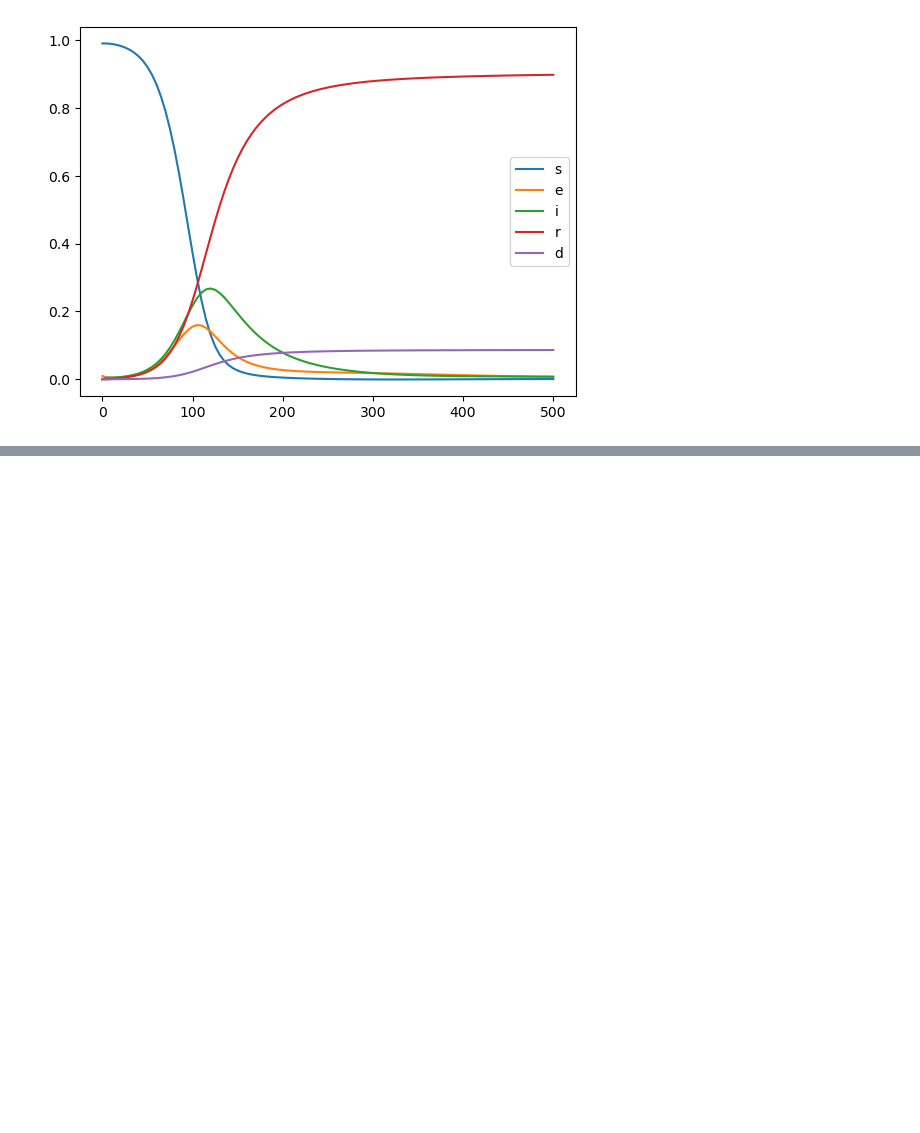
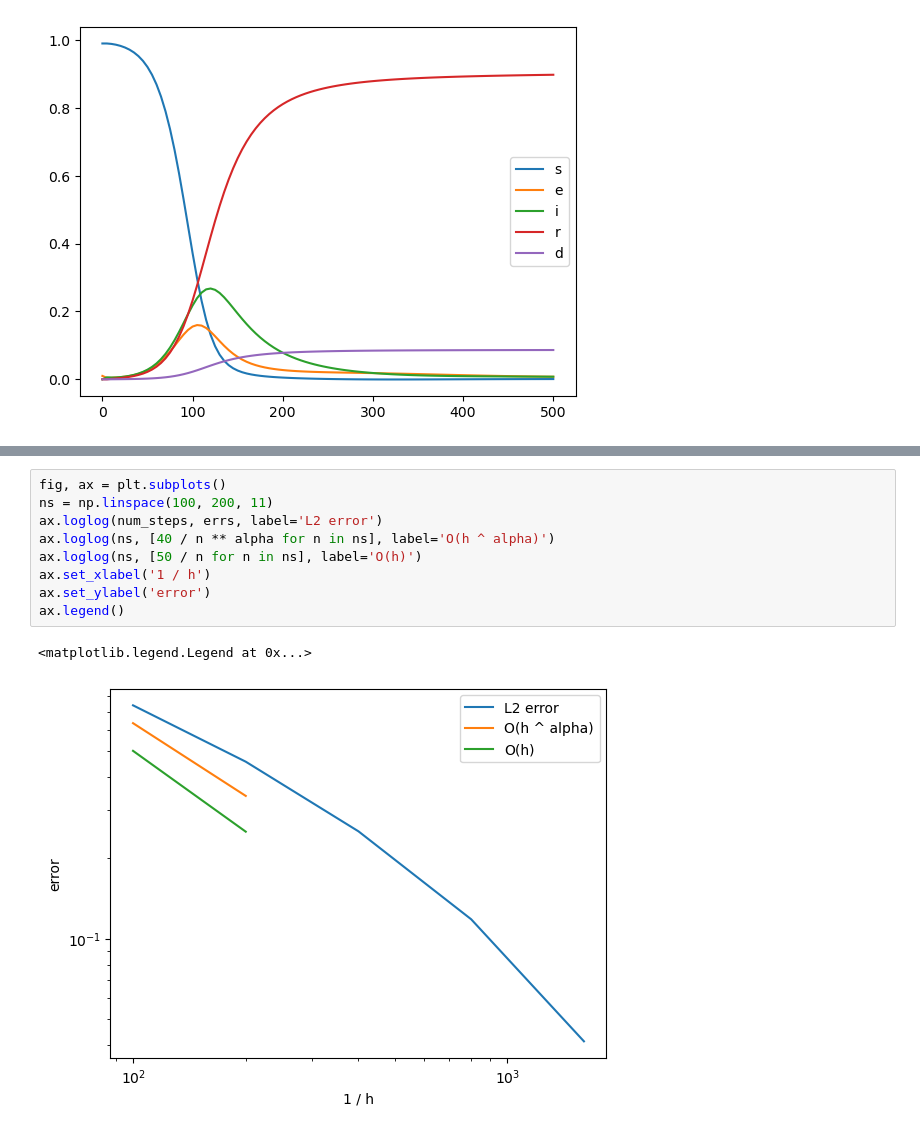
Before and after one commit to ashtonvcole/EpiPINN, a Jupyter notebook: test_caputo.ipynb, the cells around one changed output, grey strips where cells are left out. Saved outputs shown, nothing was run; the diff lists cells and outputs as text; blank space fills up the shorter version.

```diff
--- a/test_caputo.ipynb
+++ b/test_caputo.ipynb
@@ -105,0 +192,12 @@ ax.legend()
+# %%
+fig, ax = plt.subplots()
+ns = np.linspace(100, 200, 11)
+ax.loglog(num_steps, errs, label='L2 error')
+ax.loglog(ns, [40 / n ** alpha for n in ns], label='O(h ^ alpha)')
+ax.loglog(ns, [50 / n for n in ns], label='O(h)')
+ax.set_xlabel('1 / h')
+ax.set_ylabel('error')
+ax.legend()
+# %% [output]
+<matplotlib.legend.Legend at 0x...>
+[figure, added]
```
Also changed, not shown: parts of 6 cells of this notebook, 2 other files.
